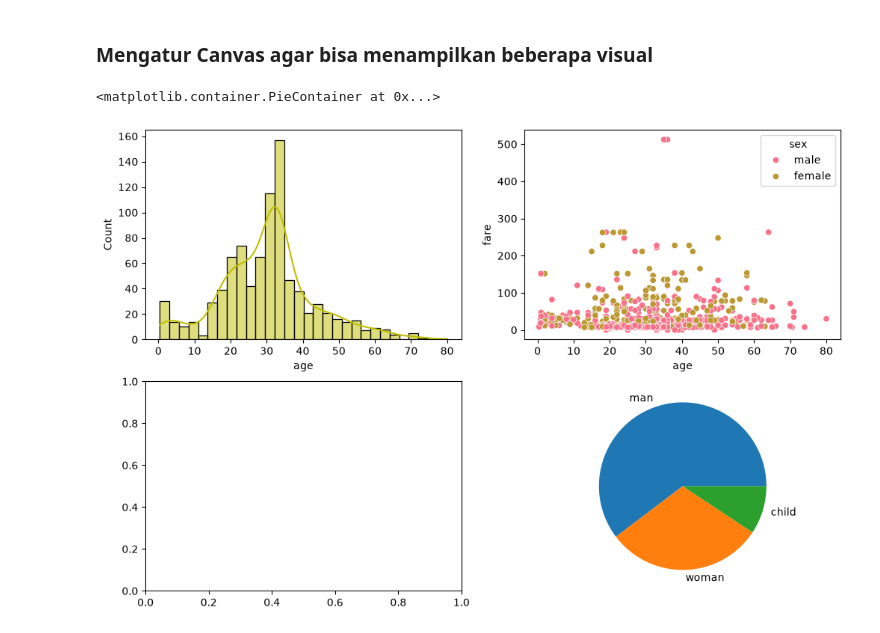
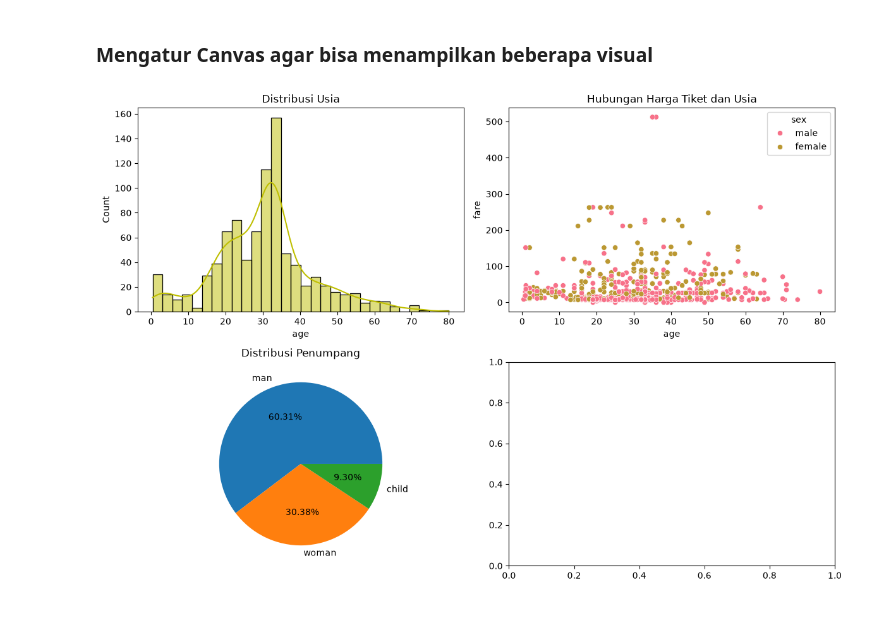
Before and after one commit to marlinps/dsml, a Jupyter notebook: day_2.ipynb, the cells around one changed output. Drawn from its saved outputs; the diff is of its cells as text; code cells hidden in the pictures.

```diff
--- a/day_2.ipynb
+++ b/day_2.ipynb
@@ -243,16 +243,24 @@ sns.histplot(data=df, x=df['age'], color='y', kde=True) # membuat histogram untu
 # %%
 fig, axes = plt.subplots(2,2, figsize=(12,8)) # membuat subplots dengan 2 baris dan 2 kolom, ukuran figure 12x8
 
+axes = axes.flatten() # meratakan array axes menjadi 1 dimensi
+
 # visual 1
-sns.histplot(data=df, x=df['age'], color='y', kde=True, ax=axes[0,0])
+sns.histplot(data=df, x=df['age'], color='y', kde=True, ax=axes[0])
+axes[0].set_title('Distribusi Usia') # memberikan judul pada subplot pertama
 
 # visual 2
-sns.scatterplot(data=df, x=df['age'], y=df['fare'], hue=df['sex'], palette=sns.husl_palette(), ax=axes[0,1])
+sns.scatterplot(data=df, x=df['age'], y=df['fare'], hue=df['sex'], palette=sns.husl_palette(), ax=axes[1])
+axes[1].set_title('Hubungan Harga Tiket dan Usia') # memberikan judul pada subplot kedua
 
 # visual 3
-plt.pie(df['who'].value_counts().values, labels=df['who'].value_counts().index, autopct='%1.2f%%') # membuat pie chart untuk kolom 'who'
+axes[2].pie(df['who'].value_counts().values, labels=df['who'].value_counts().index, autopct='%1.2f%%') # membuat pie chart untuk kolom 'who'
+axes[2].set_title('Distribusi Penumpang') # memberikan judul pada subplot ketiga
+
+plt.tight_layout() # menyesuaikan layout agar tidak saling tumpang tindih
+
+plt.savefig('visualisasi.png') # menyimpan figure sebagai file 'visualisasi.png'
 # %% [output]
-<matplotlib.container.PieContainer at 0x...>
-[figure, old version]
+[figure, new version]
 # %%
 df['who'].value_counts().index
```
Also changed, not shown: parts of 1 cell of this notebook, 1 other file.
